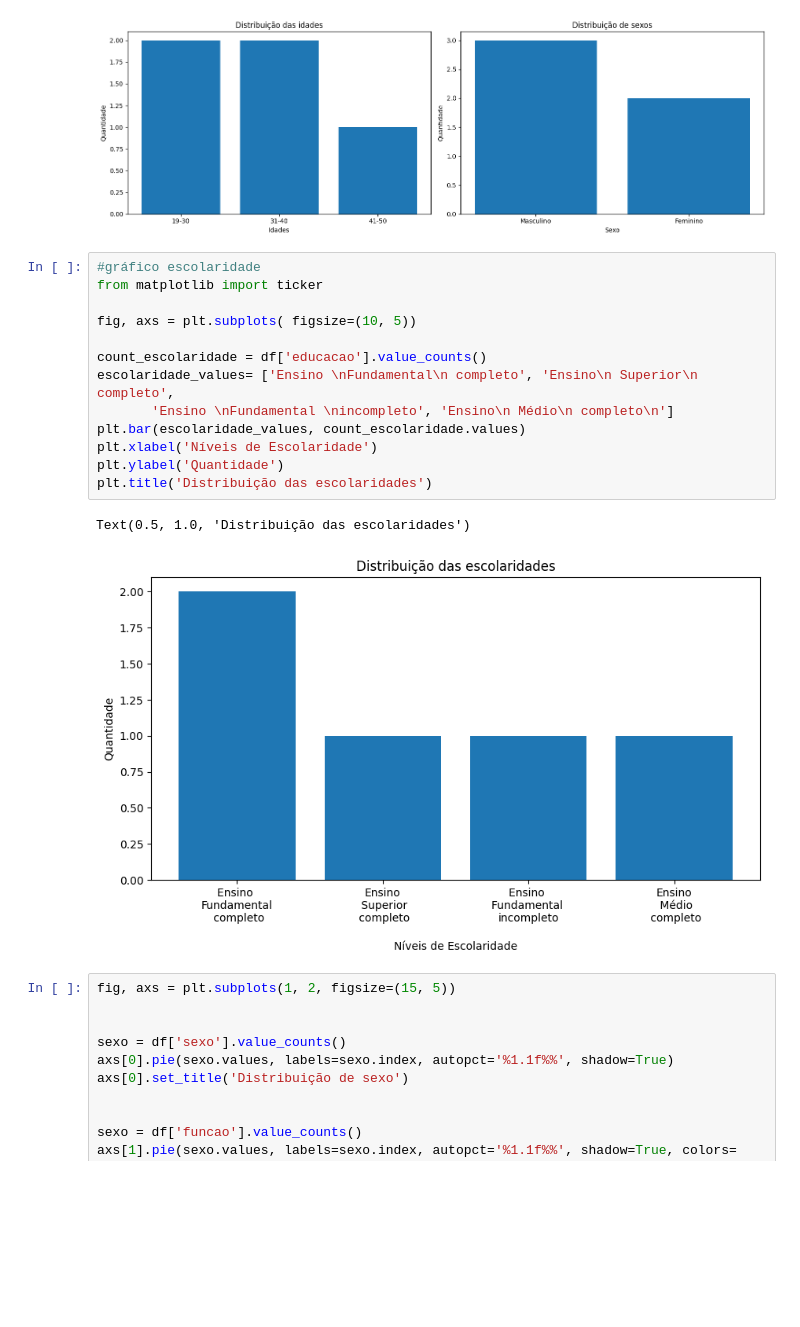
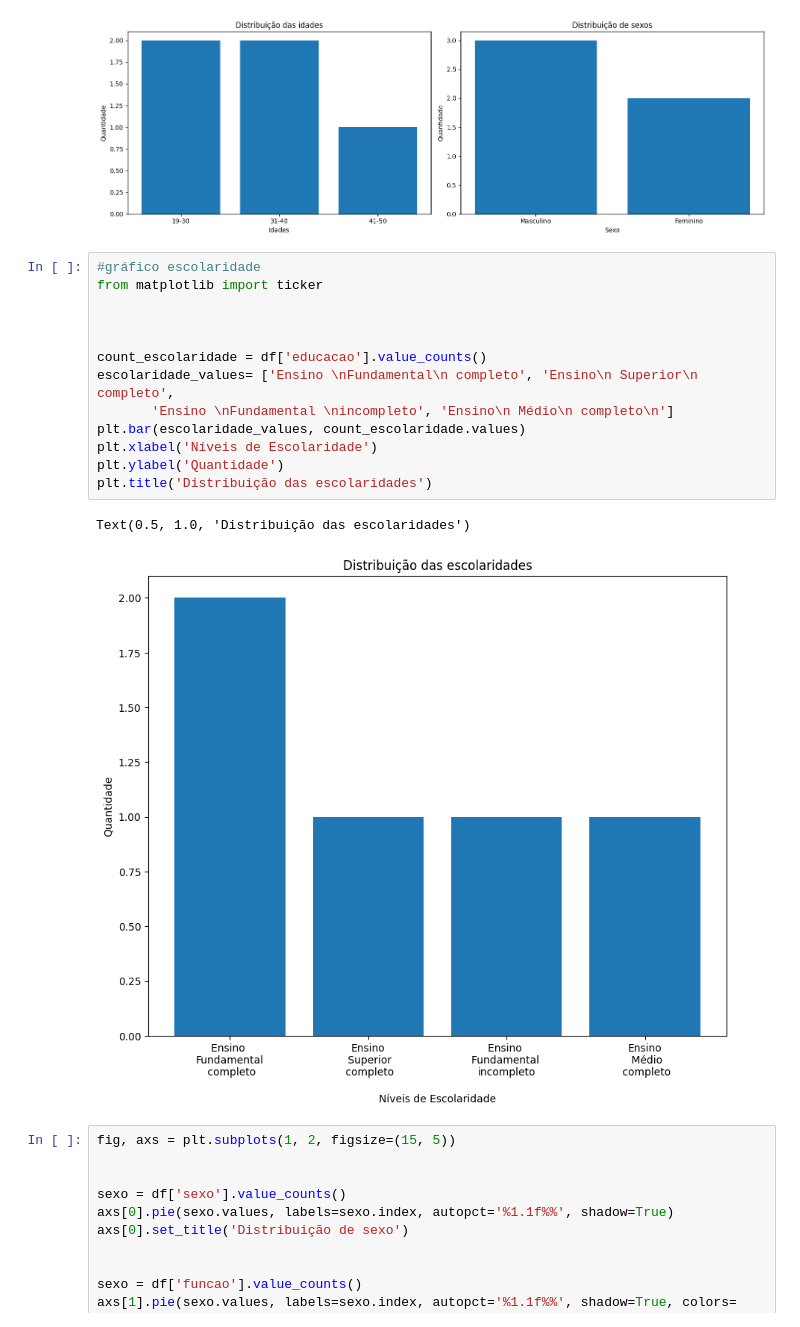
Before and after one commit to Briqz23/psychiatric-report-generator, a Jupyter notebook: src/domain/application/admin_chart.ipynb, the cells around one changed output. Cells and saved outputs as stored; diff of their text form; blank space fills up the shorter version.

Commit message:
client charts + generator

```diff
--- a/src/domain/application/admin_chart.ipynb
+++ b/src/domain/application/admin_chart.ipynb
@@ -55,19 +55,19 @@ plt.show()
 # %%
 #gráfico escolaridade
 from matplotlib import ticker
 
-fig, axs = plt.subplots( figsize=(10, 5))
+
 
 count_escolaridade = df['educacao'].value_counts()
 escolaridade_values= ['Ensino \nFundamental\n completo', 'Ensino\n Superior\n completo',
        'Ensino \nFundamental \nincompleto', 'Ensino\n Médio\n completo\n']
 plt.bar(escolaridade_values, count_escolaridade.values)
 plt.xlabel('Níveis de Escolaridade')
 plt.ylabel('Quantidade')
 plt.title('Distribuição das escolaridades')
 # %% [output]
 Text(0.5, 1.0, 'Distribuição das escolaridades')
-[figure, old version]
+[figure, new version]
 # %%
 fig, axs = plt.subplots(1, 2, figsize=(15, 5))
 
```
Also changed, not shown: 7 other files.
